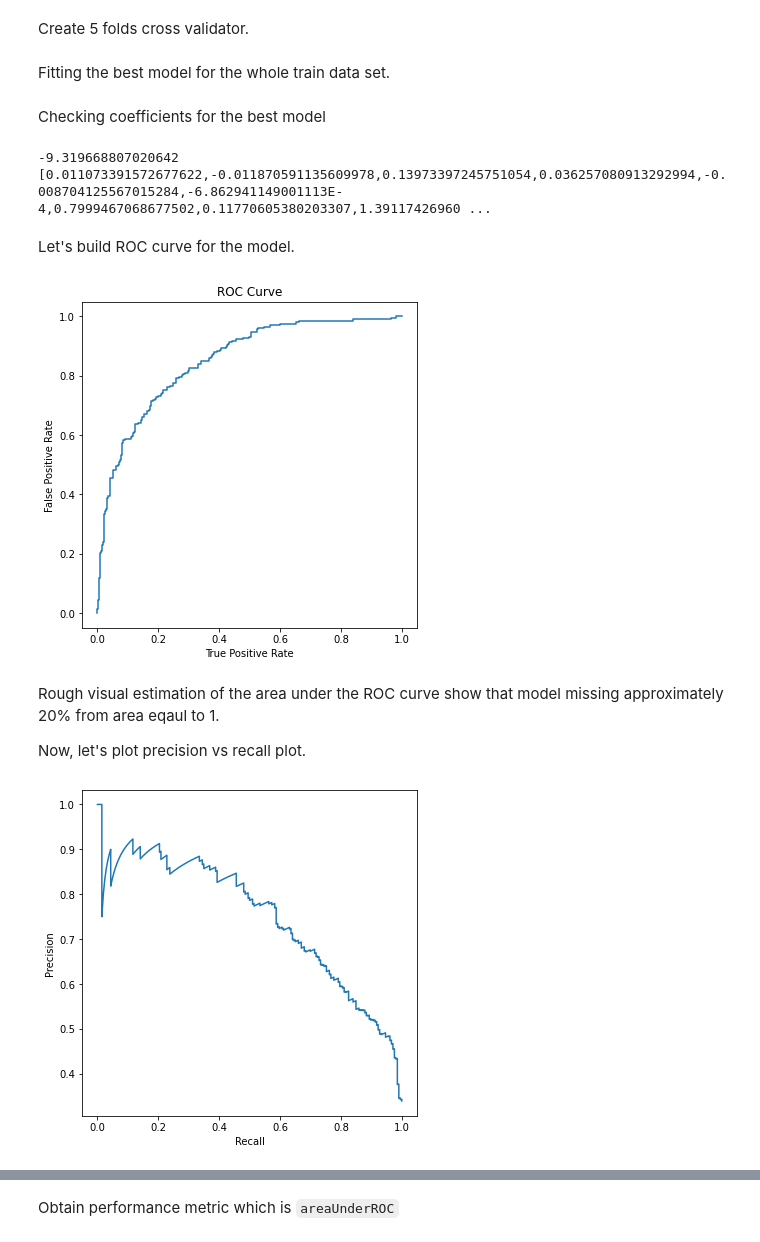
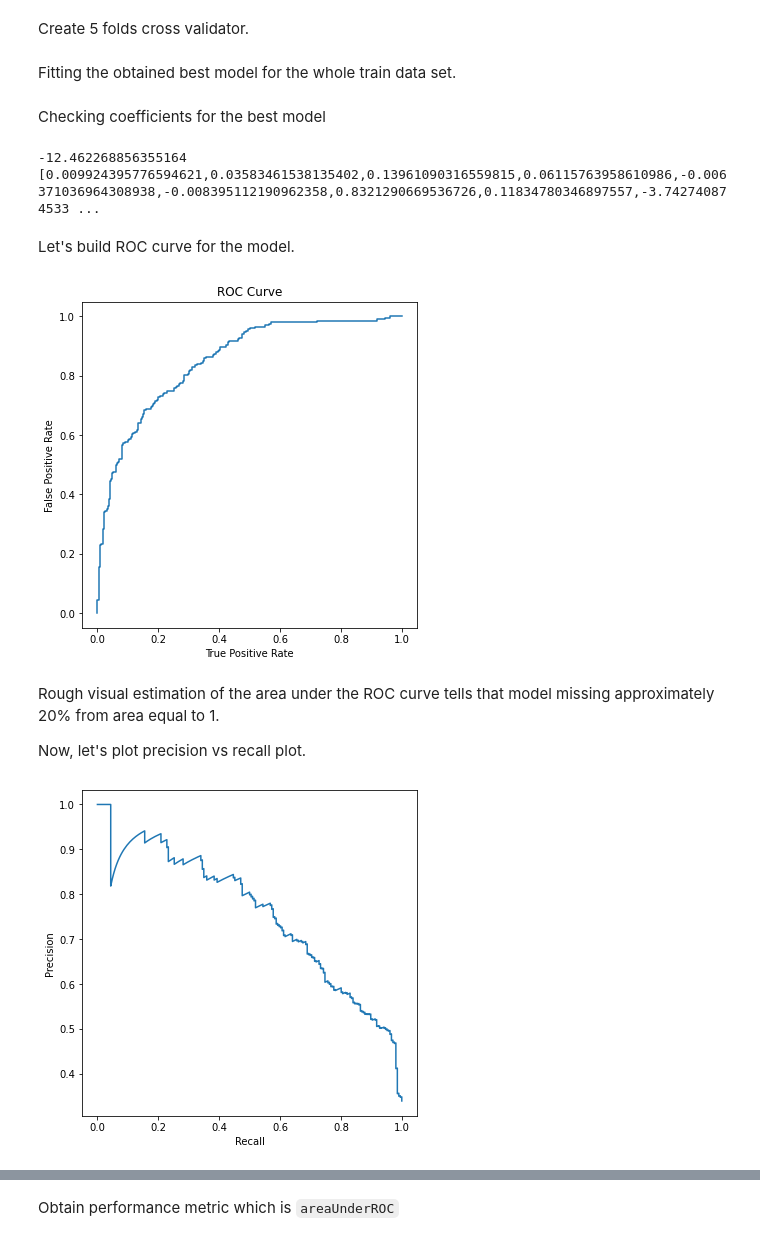
Before and after one commit to peshekhodko/FinalProject, a Jupyter notebook: FinalProject.ipynb, the cells around one changed output, grey strips where cells are left out. Drawn from its saved outputs; the diff is of its cells as text; code cells hidden in the pictures.

```diff
--- a/FinalProject.ipynb
+++ b/FinalProject.ipynb
@@ -813,0 +810,3 @@ pipeline = Pipeline(stages = [sqlTrans, interaction, assembler, lr])
+# %%
+interaction1 = Interaction(inputCols=["BloodPressure", "Glucose"], outputCol="interactedCol1")
+interaction2 = Interaction(inputCols=["Insulin", "Glucose"], outputCol="interactedCol2")
@@ -813,0 +815,7 @@ pipeline = Pipeline(stages = [sqlTrans, interaction, assembler, lr])
+# %%
+assembler = VectorAssembler(inputCols = ["Age", "BloodPressure",
+                                         "Pregnancies", "Glucose",
+                                         "SkinThickness", "Insulin",
+                                         "DiabetesPedigreeFunction", "BMI",
+                                         "interactedCol1", "interactedCol2"],
+                            outputCol = "features", handleInvalid = 'keep')
@@ -814 +824,3 @@ pipeline = Pipeline(stages = [sqlTrans, interaction, assembler, lr])
+# %%
+pipeline = Pipeline(stages = [sqlTrans, interaction1, interaction2, assembler, lr])
 # %% [markdown]
@@ -830,30 +839,30 @@ crossval = CrossValidator(estimator = pipeline,
                           evaluator = BinaryClassificationEvaluator(),
                           numFolds=5)
 # %% [markdown]
-Fitting the best model for the whole train data set.
+Fitting the obtained best model for the whole train data set.
 # %%
 cvModel = crossval.fit(train)
 # %% [markdown]
 Checking coefficients for the best model
 # %%
-print(cvModel.bestModel.stages[3]._java_obj.intercept(), cvModel.bestModel.stages[3]._java_obj.coefficients())
+print(cvModel.bestModel.stages[4]._java_obj.intercept(), cvModel.bestModel.stages[4]._java_obj.coefficients())
 # %% [output]
--9.319668807020642 [0.011073391572677622,-0.011870591135609978,0.13973397245751054,0.036257080913292994,-0.008704125567015284,-6.862941149001113E-4,0.7999467068677502,0.11770605380203307,1.39117426960 ...
+-12.462268856355164 [0.009924395776594621,0.03583461538135402,0.13961090316559815,0.06115763958610986,-0.006371036964308938,-0.008395112190962358,0.8321290669536726,0.11834780346897557,-3.742740874533 ...
 # %% [markdown]
 Let's build ROC curve for the model.
 # %%
-model3= cvModel.bestModel.stages[3]
+model3= cvModel.bestModel.stages[4]
 trainingSummary = model3.summary
 roc = trainingSummary.roc.toPandas()
 plt.plot(roc['FPR'],roc['TPR'])
 plt.ylabel('False Positive Rate')
 plt.xlabel('True Positive Rate')
 plt.title('ROC Curve')
 plt.show()
 # %% [output]
-[figure, old version]
+[figure, new version]
 # %% [markdown]
-Rough visual estimation of the area under the ROC curve show that model missing approximately 20% from area eqaul to 1.
+Rough visual estimation of the area under the ROC curve tells that model missing approximately 20% from area equal to 1.
 
 Now, let's plot precision vs recall plot.
 # %%
@@ -863,5 +872,5 @@ plt.ylabel('Precision')
 plt.xlabel('Recall')
 plt.show()
 # %% [output]
-[figure, old version]
+[figure, new version]
 # %% [markdown]
```
Also changed, not shown: parts of 44 cells of this notebook.
